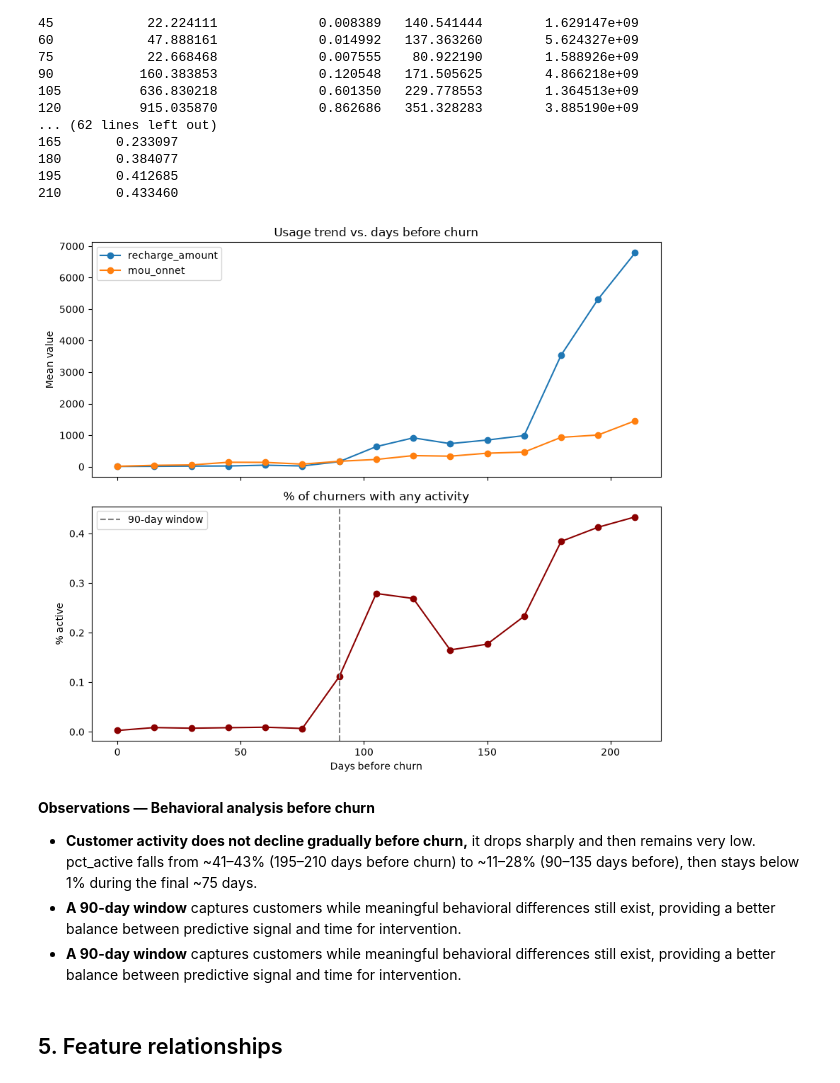
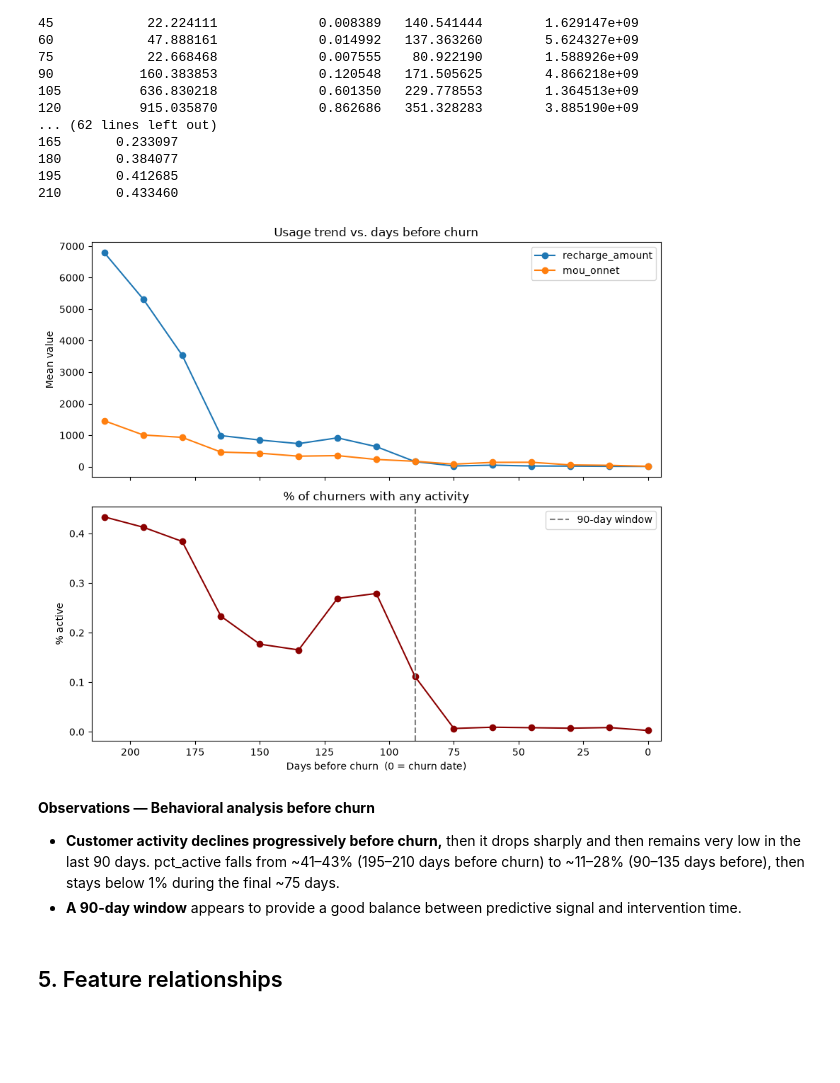
Before and after one commit to taghoutii/churn-prediction, a Jupyter notebook: notebooks/01_eda.ipynb, the cells around one changed output. Saved outputs shown, nothing was run; the diff lists cells and outputs as text; code cells hidden in the pictures; blank space fills up the shorter version.

```diff
--- a/notebooks/01_eda.ipynb
+++ b/notebooks/01_eda.ipynb
@@ -239,36 +238,37 @@ bucket
 # %%
 trend = results["trend"]
 activity = results["activity_decline"]
 
 fig, axes = plt.subplots(2, 1, figsize=(9, 8), sharex=True)
 
 axes[0].plot(trend.index, trend["recharge_amount"], marker="o", label="recharge_amount")
 axes[0].plot(trend.index, trend["mou_onnet"], marker="o", label="mou_onnet")
 axes[0].set_ylabel("Mean value")
 axes[0].set_title("Usage trend vs. days before churn")
-axes[0].invert_xaxis()  # 0 = churn date, reading left-to-right as "further from churn"
 axes[0].legend()
 
 axes[1].plot(activity.index, activity["pct_active"], marker="o", color="darkred")
 axes[1].axvline(90, color="gray", linestyle="--", label="90-day window")
-axes[1].set_xlabel("Days before churn")
+axes[1].set_xlabel("Days before churn  (0 = churn date)")
 axes[1].set_ylabel("% active")
 axes[1].set_title("% of churners with any activity")
-axes[1].invert_xaxis()
 axes[1].legend()
+
+max_bucket = trend.index.max()
+for ax in axes:
+    ax.set_xlim(max_bucket + 5, -5)  # explicit reversed range: high values on the left, 0 on the right
 
 plt.tight_layout()
 save_fig(fig, "04_behavioral_window_justification")
 plt.show()
 # %% [output]
-[figure, old version]
+[figure, new version]
 # %% [markdown]
 **Observations — Behavioral analysis before churn**
 
-- **Customer activity does not decline gradually before churn,**
-  it drops sharply and then remains very low. pct_active falls from ~41–43% (195–210 days before churn) to ~11–28% (90–135 days before), then stays below 1% during the final ~75 days.
-- **A 90-day window** captures customers while meaningful behavioral differences still exist, providing a better balance between predictive signal and time for intervention.
-- **A 90-day window** captures customers while meaningful behavioral differences still exist, providing a better balance between predictive signal and time for intervention.
+- **Customer activity declines progressively before churn,**
+  then it drops sharply and then remains very low in the last 90 days. pct_active falls from ~41–43% (195–210 days before churn) to ~11–28% (90–135 days before), then stays below 1% during the final ~75 days.
+- **A 90-day window** appears to provide a good balance between predictive signal and intervention time.
 # %% [markdown]
 ## 5. Feature relationships
 # %%
```
Also changed, not shown: parts of 2 cells of this notebook, 2 other files.
